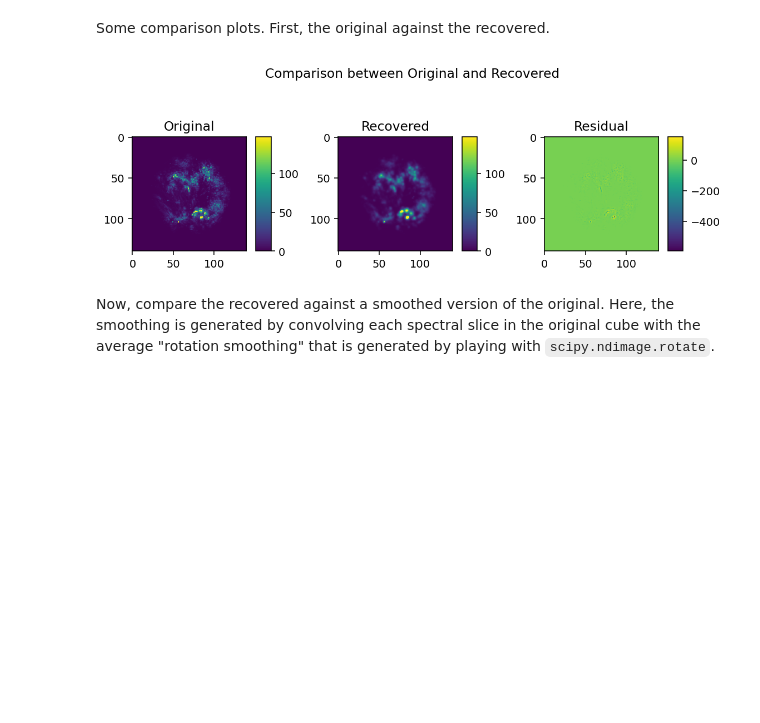
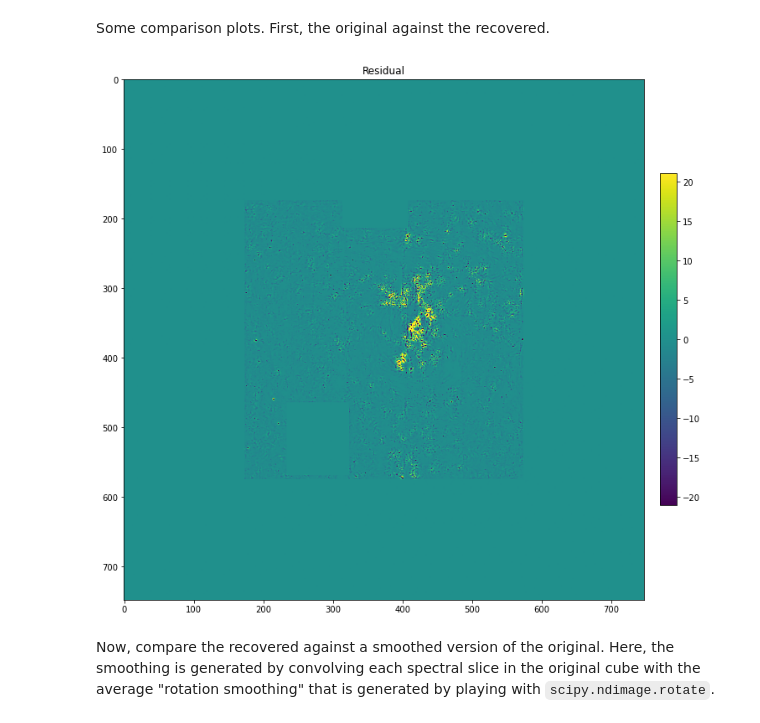
Before and after one commit to Kankelborg-Group/ESIS, a Jupyter notebook: esis/data/inversion/mart/test_mart.ipynb, the cells around one changed output. Cells and saved outputs as stored; diff of their text form; code cells hidden in the pictures; blank space fills up the shorter version.

Commit message:
figure script updates

```diff
--- a/esis/data/inversion/mart/test_mart.ipynb
+++ b/esis/data/inversion/mart/test_mart.ipynb
@@ -163,7 +168,8 @@ Now, we apply MART. The plot shows the recorded values of the `chi_sq` value as
 The orange indicates that LGOF-MART is being during that iteration.
 # %%
 # generate a guess
-guess = np.ones_like(region) * intensity.max()  * window
+guess = np.ones_like(region) * intensity.max()
+# guess *= window
 soft_border = border
 guess[:soft_border, :, :] = 0
 guess[~soft_border:, :, :] =0
@@ -178,13 +184,14 @@ ax.imshow(guess[...,0])
 # %%
 mart_obj = mart.MART(
+    verbose=True,
     use_maximize=True,
     use_filter=True,
     use_lgof = False,
     anti_aliasing=False,
-    max_multiplicative_iteration=100,
-    max_filtering_iterations=25,
+    max_multiplicative_iteration=10,
+    max_filtering_iterations=45,
     track_cube_history='filter',
-    contrast_exponent=.4,
+    contrast_exponent=.2,
     rotation_kwargs=rotation_kwargs
 )
 
@@ -215,25 +240,34 @@ Some comparison plots. First, the original against the recovered.
 # %%
 intensity_original = region.sum(~0)
 intensity_recovered = recovered.best_cube.sum(~0)
+intensity_recovered = recovered.cube_history[30].sum(~0)
+
 residual_original =  intensity_recovered - intensity_original
-upper_thresh = np.percentile(intensity_original, 99.9)
-lower_thresh = np.percentile(intensity_original,  0.1)
+upper_thresh = np.percentile(intensity_original, 99)
+lower_thresh = np.percentile(intensity_original,  1)
 
-fig, ax = plt.subplots(ncols=3, nrows=1, dpi=140, figsize=(8, 3), constrained_layout=True)
-fig.suptitle('Comparison between Original and Recovered')
-img0 = ax[0].imshow(intensity_original, vmin=lower_thresh, vmax=upper_thresh)
-img1 = ax[1].imshow(intensity_recovered, vmin=lower_thresh, vmax=upper_thresh)
-img2 = ax[2].imshow(residual_original, )
+# fig, ax = plt.subplots(ncols=3, nrows=1, dpi=140, figsize=(8, 3), constrained_layout=True)
+# fig.suptitle('Comparison between Original and Recovered')
+# img0 = ax[0].imshow(intensity_original, vmin=lower_thresh, vmax=upper_thresh)
+# img1 = ax[1].imshow(intensity_recovered, vmin=lower_thresh, vmax=upper_thresh)
+# residual_thresh = np.percentile(residual_original,99)
+# img2 = ax[2].imshow(residual_original, vmin=-residual_thresh, vmax=residual_thresh )
+#
+# ax[0].set_title('Original')
+# ax[1].set_title('Recovered')
+# ax[2].set_title('Residual')
+#
+# _ = fig.colorbar(img0, ax=ax[0], shrink=0.55)
+# _ = fig.colorbar(img1, ax=ax[1], shrink=0.55)
+# _ = fig.colorbar(img2, ax=ax[2], shrink=0.55)
 
-ax[0].set_title('Original')
-ax[1].set_title('Recovered')
-ax[2].set_title('Residual')
-
-_ = fig.colorbar(img0, ax=ax[0], shrink=0.55)
-_ = fig.colorbar(img1, ax=ax[1], shrink=0.55)
-_ = fig.colorbar(img2, ax=ax[2], shrink=0.55)
+fig, ax = plt.subplots(constrained_layout=True, figsize=(10,10))
+residual_thresh = np.percentile(residual_original,99.9)
+img2 = ax.imshow(residual_original, vmin=-residual_thresh, vmax=residual_thresh )
+ax.set_title('Residual')
+_ = fig.colorbar(img2, ax=ax, shrink=0.55)
 # %% [output]
-[figure, old version]
+[figure, new version]
 # %% [markdown]
 Now, compare the recovered against a smoothed version of the original. Here, the smoothing is generated by convolving
 each spectral slice in the original cube with the average "rotation smoothing" that is generated by playing with
```
Also changed, not shown: parts of 15 cells of this notebook, 17 other files.
